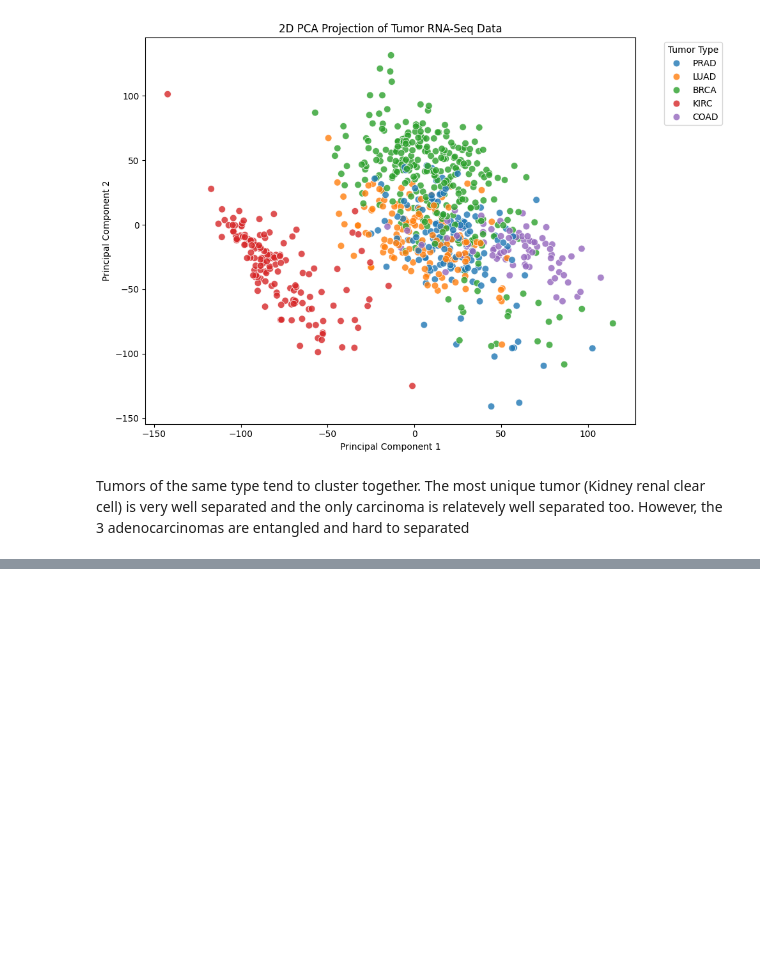
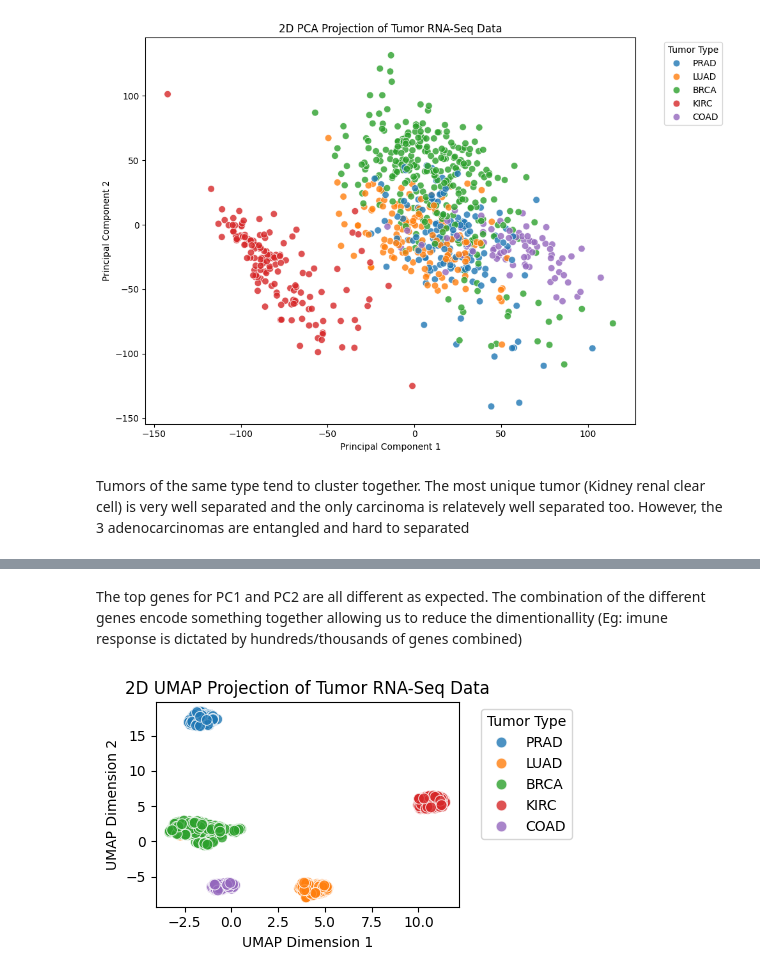
Before and after one commit to Pedro-Langone/EC146, a Jupyter notebook: hw3/hw3_4.ipynb, the cells around one changed output, grey strips where cells are left out. Saved outputs shown, nothing was run; the diff lists cells and outputs as text; code cells hidden in the pictures; blank space fills up the shorter version.

```diff
--- a/hw3/hw3_4.ipynb
+++ b/hw3/hw3_4.ipynb
@@ -216,0 +270,34 @@ Tumors of the same type tend to cluster together. The most unique tumor (Kidney
+# %% [markdown]
+The top genes for PC1 and PC2 are all different as expected. The combination of the different genes encode something together allowing us to reduce the dimentionallity (Eg: imune response is dictated by hundreds/thousands of genes combined)
+# %%
+# g)
+import umap
+reducer = umap.UMAP(n_components=2, random_state=42)
+embedding = reducer.fit_transform(X_data)
+
+umap_df = pd.DataFrame({
+    'UMAP1': embedding[:, 0],
+    'UMAP2': embedding[:, 1],
+    'Tumor_Type': df_labels['Class']
+})
+
+plt.figure(figsize=(5, 3))
+sns.scatterplot(
+    data=umap_df,
+    x='UMAP1',
+    y='UMAP2',
+    hue='Tumor_Type',
+    palette='tab10',
+    s=60,
+    alpha=0.8,
+    edgecolor='w'
+)
+
+plt.title("2D UMAP Projection of Tumor RNA-Seq Data")
+plt.xlabel("UMAP Dimension 1")
+plt.ylabel("UMAP Dimension 2")
+plt.legend(title="Tumor Type", bbox_to_anchor=(1.05, 1), loc='upper left')
+plt.tight_layout()
+plt.show()
+# %% [output]
+[figure, added]
```
Also changed, not shown: parts of 11 cells of this notebook.
